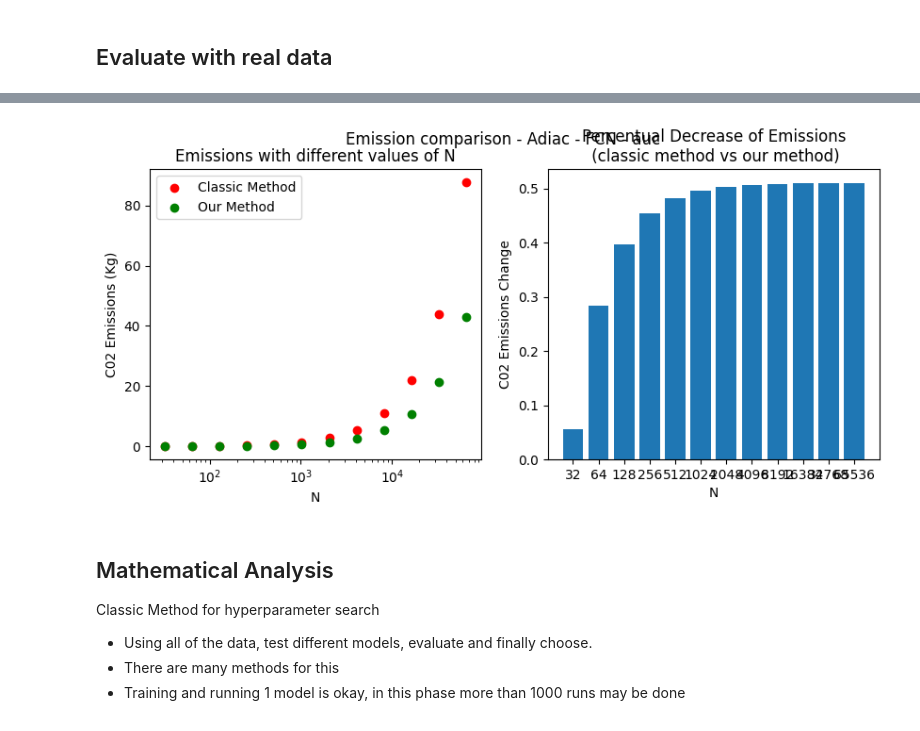
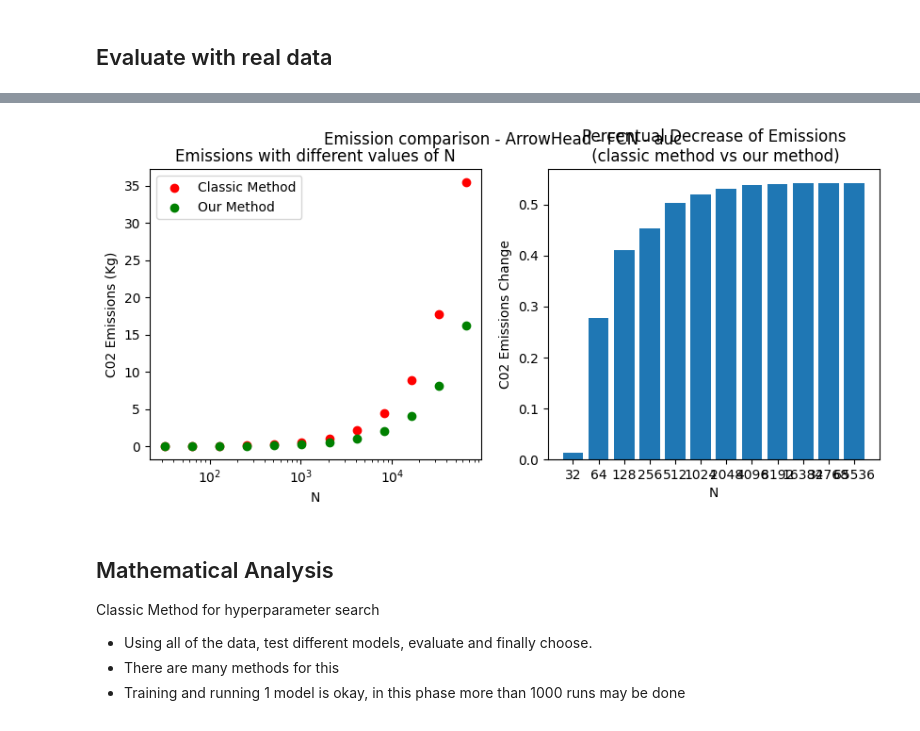
Before and after one commit to mfanselmo/Time-Series-Classification-GreenAI, a Jupyter notebook: tool-analysis/notebook.ipynb, the cells around one changed output, grey strips where cells are left out. Saved outputs shown, nothing was run; the diff lists cells and outputs as text; code cells hidden in the pictures.

```diff
--- a/tool-analysis/notebook.ipynb
+++ b/tool-analysis/notebook.ipynb
@@ -163,9 +172,20 @@ def get_samples(df, n):
 # %%
 time_series_runs_df = load_runs('time_series')
 images_runs_df = load_runs('images')
-time_series_experiment_curves_df = process_runs(time_series_runs_df)
 
-# time_series_experiment_curves_df.query("metric == 'emissions_kg'")
+
+train_test_split = 0.1
+datasets = time_series_runs_df['dataset'].unique()
+test_datasets = list(np.random.choice(datasets, int(train_test_split*datasets.shape[0])))
+train_datasets = list(set(datasets) - set(test_datasets))
+
+
+train_time_series_runs_df = time_series_runs_df.query(f"dataset in {train_datasets}")
+test_time_series_runs_df = time_series_runs_df.query(f"dataset in {test_datasets}")
+
+
+train_time_series_experiment_curves_df = process_runs(train_time_series_runs_df)
+test_time_series_experiment_curves_df = process_runs(test_time_series_runs_df)
 # %% [markdown]
 ## Analysing Performance on different Regressor models
 
@@ -238,7 +280,7 @@ def simulate_user_experiment(runs_df, train_experiment_curves_df, user_experimen
     """
         This is the tool model, trained with the data of chosen metric (not including user experiment)
     """
-    reg, encoder = train_reg('svr', train_df, metric)
+    reg, encoder = train_reg('random_forest', train_experiment_curves_df, metric)
 
 
     """
@@ -275,7 +317,7 @@ def simulate_user_experiment(runs_df, train_experiment_curves_df, user_experimen
     classic_method_emissions = phase_one_hyperparameter_search_iterations*full_experiment_kg_emissions
     our_method_emissions = phase_one_hyperparameter_search_iterations*base_experiment_kg_emissions + phase_2_hyperparameter_search_iterations*tool_suggested_experiment_kg_emissions
 
-    emissions_percentage_decrease = (our_method_emissions - classic_method_emissions)/classic_method_emissions
+    emissions_percentage_change = (our_method_emissions - classic_method_emissions)/classic_method_emissions
 
     if verbose:
         print(
@@ -296,7 +338,7 @@ def simulate_user_experiment(runs_df, train_experiment_curves_df, user_experimen
                     ----- Emissions saved -----
 
                     Emissions (kg) saved: {classic_method_emissions - our_method_emissions} (negative value is bad)
-                    Emissions percentage reduced: {show_percentage(emissions_percentage_decrease)} (Negative is a decrease, good)
+                    Emissions percentage change: {show_percentage(emissions_percentage_change)} (Negative is a decrease, good)
 
                     ------ Errors -----
                     Error on goal: {show_percentage(goal_metric - tool_suggested_experiment_metric_result)} (values < 1% are good (and negative better))
@@ -327,16 +369,16 @@ def simulate_user_experiment(runs_df, train_experiment_curves_df, user_experimen
         'classic_method_emissions_kg': classic_method_emissions,
         'our_method_emissions_kg': our_method_emissions,
         'emissions_kg_reduction': classic_method_emissions - our_method_emissions,
-        'emissions_percentual_decrease': emissions_percentage_decrease,
+        'emissions_percentual_change': emissions_percentage_change,
 
         # Extra
         'full_experiment_metric_result': full_experiment_metric_result,
         'performance_loss_vs_full_dataset': full_experiment_metric_result - tool_suggested_experiment_metric_result,
     }
 # %%
-train_df, test_df = get_samples(time_series_experiment_curves_df, 1)
+for sample in test_time_series_experiment_curves_df.iterrows():
+    sample = sample[1]
+    simulate_user_experiment(time_series_runs_df, train_time_series_experiment_curves_df, sample, 1000, verbose=True)
 
-for sample in test_df.iterrows():
-    sample = sample[1]
-    simulate_user_experiment(time_series_runs_df, train_df, sample, 1000, verbose=True)
+    break
 # %% [output]
@@ -360,13 +402,12 @@ for sample in test_df.iterrows():
 # %%
-train_df, test_df = get_samples(time_series_experiment_curves_df, 10)
 results = []
 
 hyper_search_iterations = 2**np.arange(5, 17)
 
-for sample in test_df.iterrows():
+for sample in test_time_series_experiment_curves_df.iterrows():
     sample = sample[1]
     for search_iterations in hyper_search_iterations:
-        results.append(simulate_user_experiment(time_series_runs_df, train_df, sample, search_iterations, verbose=False))
+        results.append(simulate_user_experiment(time_series_runs_df, train_time_series_experiment_curves_df, sample, search_iterations, verbose=False))
 
 results_df = pd.DataFrame(results)
 # %%
@@ -384,26 +424,26 @@ Performance loss we lost by not using the whole dataset -0.0% (lower is better)
 # %%
 for (dataset, model, metric), group in results_df.groupby(['dataset','model','metric']):
     fig, (ax1, ax2) = plt.subplots(1, 2)
     fig.suptitle(f"Emission comparison - {dataset} - {model} - {metric}")
 
 #     ax1.bar(['User baseline', 'User goal', 'Achieved', 'Error'], group[['base_experiment_metric_result', 'user_goal', 'real_result', 'goal_error']].mean())
 
     ax1.scatter(group['phase_one_hyperparameter_search_iterations'], group['classic_method_emissions_kg'], c='r', label='Classic Method')
     ax1.scatter(group['phase_one_hyperparameter_search_iterations'], group['our_method_emissions_kg'], c='g', label='Our Method')
     ax1.set_xscale('log')
     ax1.set_title('Emissions with different values of N')
     ax1.set_xlabel('N')
     ax1.set_ylabel('C02 Emissions (Kg)')
     ax1.legend()
 
-    ax2.bar(np.array(group['phase_one_hyperparameter_search_iterations'], dtype='str'), -group['emissions_percentual_decrease'])
+    ax2.bar(np.array(group['phase_one_hyperparameter_search_iterations'], dtype='str'), -group['emissions_percentual_change'])
     ax2.set_title('Percentual Decrease of Emissions\n (classic method vs our method)')
     ax2.set_xlabel('N')
     ax2.set_ylabel('C02 Emissions Change')
 
     break
 # %% [output]
-[figure, old version]
+[figure, new version]
 # %% [markdown]
 ## Mathematical Analysis
 
```
Also changed, not shown: parts of 8 cells of this notebook, 31 other files.
